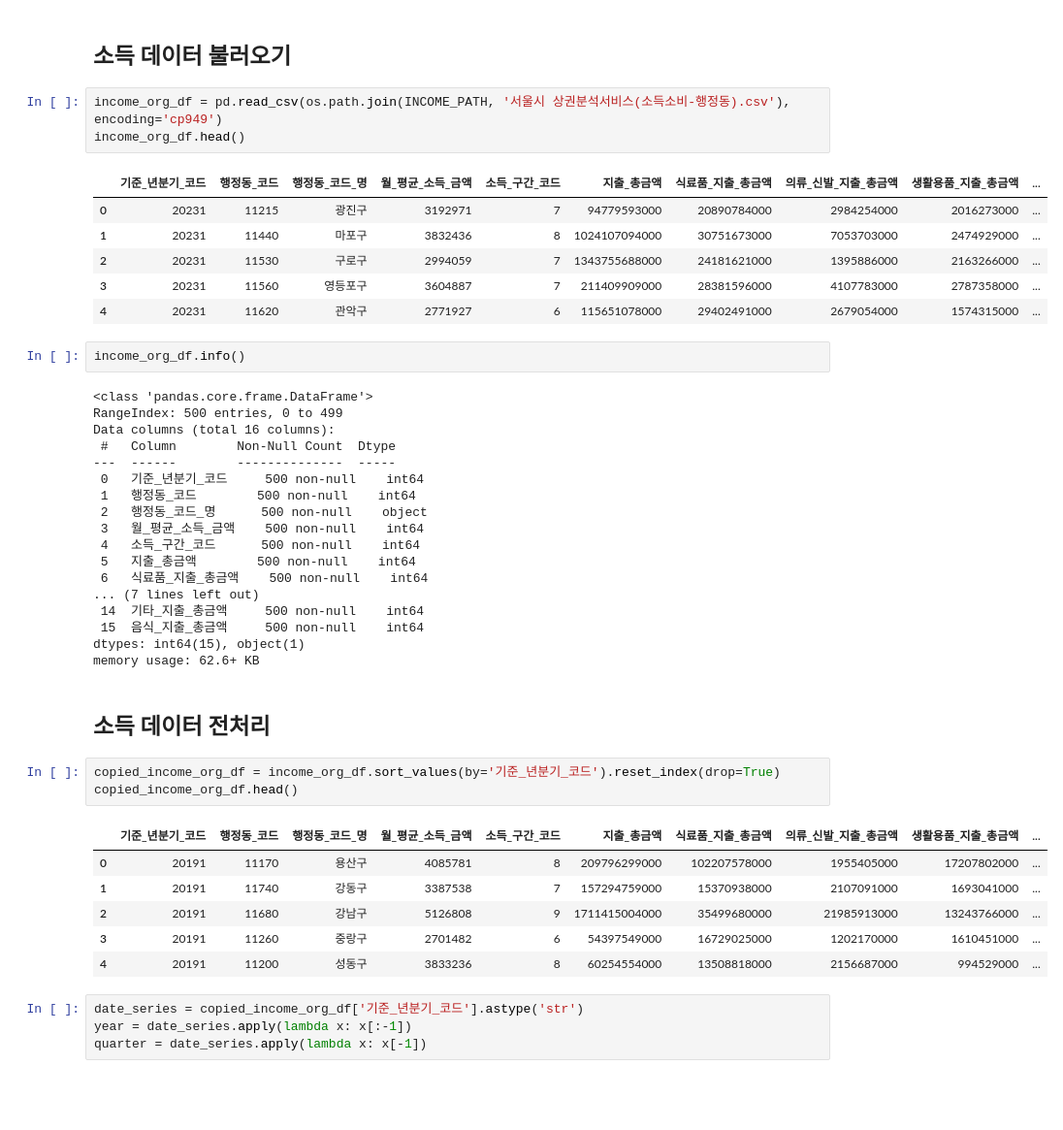
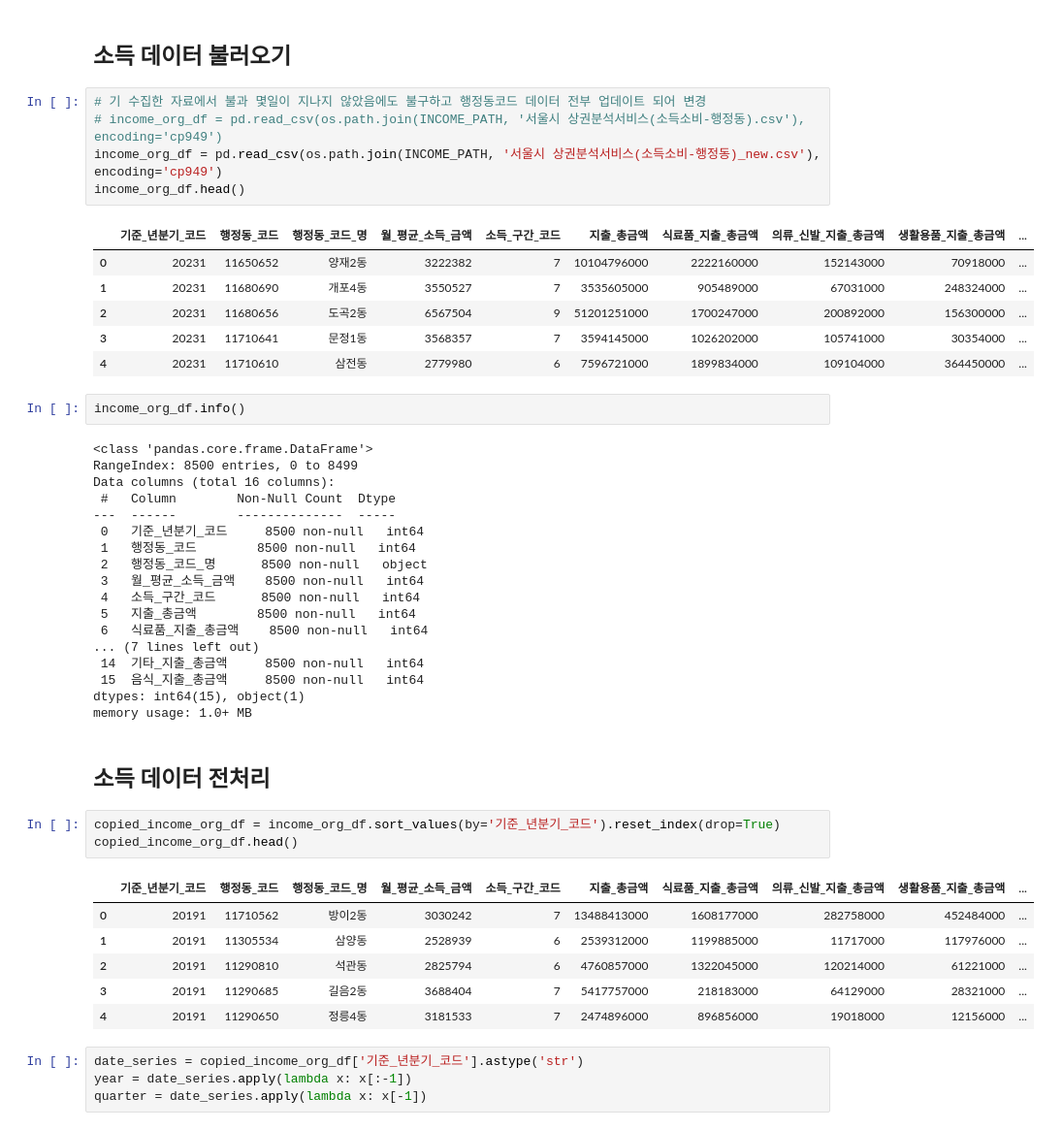
Before and after one commit to UPSTAGEAILAB-G2024/developzest, a Jupyter notebook: PythonEDA_Data_Preprocessing.ipynb, the cells around one changed output. Shown at 97% size. Cells and saved outputs as stored; diff of their text form; blank space fills up the shorter version.

Commit message:
[Docs][feat]: 원본 소득 데이터 변경으로 인해 전처리 재작업 추가
서울시의 행정동 단위 소득소비 데이터의 행정동코드가 전부 업데이트 되어 아래 파일 변경
1. 원본데이터 - 서울시 상권분석서비스(소득소비-행정동).csv
2. 전처리 데이터 - 소득소비.csv
3. 소득 데이터 재 전처리 작업 코드 반영

```diff
--- a/PythonEDA_Data_Preprocessing.ipynb
+++ b/PythonEDA_Data_Preprocessing.ipynb
@@ -139,35 +135,37 @@ resd_code_df.to_csv(os.path.join(PREPROCESSED_DATA_SET_PATH, '유입지코드.cs
 # %% [markdown]
 ## 소득 데이터 불러오기
 # %%
-income_org_df = pd.read_csv(os.path.join(INCOME_PATH, '서울시 상권분석서비스(소득소비-행정동).csv'), encoding='cp949')
+# 기 수집한 자료에서 불과 몇일이 지나지 않았음에도 불구하고 행정동코드 데이터 전부 업데이트 되어 변경
+# income_org_df = pd.read_csv(os.path.join(INCOME_PATH, '서울시 상권분석서비스(소득소비-행정동).csv'), encoding='cp949')
+income_org_df = pd.read_csv(os.path.join(INCOME_PATH, '서울시 상권분석서비스(소득소비-행정동)_new.csv'), encoding='cp949')
 income_org_df.head()
 # %% [output]
 |  | 기준_년분기_코드 | 행정동_코드 | 행정동_코드_명 | 월_평균_소득_금액 | 소득_구간_코드 | 지출_총금액 | 식료품_지출_총금액 | 의류_신발_지출_총금액 | 생활용품_지출_총금액 | ... |
-| 0 | 20231 | 11215 | 광진구 | 3192971 | 7 | 94779593000 | 20890784000 | 2984254000 | 2016273000 | ... |
-| 1 | 20231 | 11440 | 마포구 | 3832436 | 8 | 1024107094000 | 30751673000 | 7053703000 | 2474929000 | ... |
-| 2 | 20231 | 11530 | 구로구 | 2994059 | 7 | 1343755688000 | 24181621000 | 1395886000 | 2163266000 | ... |
-| 3 | 20231 | 11560 | 영등포구 | 3604887 | 7 | 211409909000 | 28381596000 | 4107783000 | 2787358000 | ... |
-| 4 | 20231 | 11620 | 관악구 | 2771927 | 6 | 115651078000 | 29402491000 | 2679054000 | 1574315000 | ... |
+| 0 | 20231 | 11650652 | 양재2동 | 3222382 | 7 | 10104796000 | 2222160000 | 152143000 | 70918000 | ... |
+| 1 | 20231 | 11680690 | 개포4동 | 3550527 | 7 | 3535605000 | 905489000 | 67031000 | 248324000 | ... |
+| 2 | 20231 | 11680656 | 도곡2동 | 6567504 | 9 | 51201251000 | 1700247000 | 200892000 | 156300000 | ... |
+| 3 | 20231 | 11710641 | 문정1동 | 3568357 | 7 | 3594145000 | 1026202000 | 105741000 | 30354000 | ... |
+| 4 | 20231 | 11710610 | 삼전동 | 2779980 | 6 | 7596721000 | 1899834000 | 109104000 | 364450000 | ... |
 # %%
 income_org_df.info()
 # %% [output]
 <class 'pandas.core.frame.DataFrame'>
-RangeIndex: 500 entries, 0 to 499
+RangeIndex: 8500 entries, 0 to 8499
 Data columns (total 16 columns):
  #   Column        Non-Null Count  Dtype
 ---  ------        --------------  -----
- 0   기준_년분기_코드     500 non-null    int64
- 1   행정동_코드        500 non-null    int64
- 2   행정동_코드_명      500 non-null    object
- 3   월_평균_소득_금액    500 non-null    int64
- 4   소득_구간_코드      500 non-null    int64
- 5   지출_총금액        500 non-null    int64
- 6   식료품_지출_총금액    500 non-null    int64
+ 0   기준_년분기_코드     8500 non-null   int64
+ 1   행정동_코드        8500 non-null   int64
+ 2   행정동_코드_명      8500 non-null   object
+ 3   월_평균_소득_금액    8500 non-null   int64
+ 4   소득_구간_코드      8500 non-null   int64
+ 5   지출_총금액        8500 non-null   int64
+ 6   식료품_지출_총금액    8500 non-null   int64
 ... (7 lines left out)
- 14  기타_지출_총금액     500 non-null    int64
- 15  음식_지출_총금액     500 non-null    int64
+ 14  기타_지출_총금액     8500 non-null   int64
+ 15  음식_지출_총금액     8500 non-null   int64
 dtypes: int64(15), object(1)
-memory usage: 62.6+ KB
+memory usage: 1.0+ MB
 # %% [markdown]
 ## 소득 데이터 전처리
 # %%
@@ -175,11 +173,11 @@ copied_income_org_df = income_org_df.sort_values(by='기준_년분기_코드').r
 copied_income_org_df.head()
 # %% [output]
 |  | 기준_년분기_코드 | 행정동_코드 | 행정동_코드_명 | 월_평균_소득_금액 | 소득_구간_코드 | 지출_총금액 | 식료품_지출_총금액 | 의류_신발_지출_총금액 | 생활용품_지출_총금액 | ... |
-| 0 | 20191 | 11170 | 용산구 | 4085781 | 8 | 209796299000 | 102207578000 | 1955405000 | 17207802000 | ... |
-| 1 | 20191 | 11740 | 강동구 | 3387538 | 7 | 157294759000 | 15370938000 | 2107091000 | 1693041000 | ... |
-| 2 | 20191 | 11680 | 강남구 | 5126808 | 9 | 1711415004000 | 35499680000 | 21985913000 | 13243766000 | ... |
-| 3 | 20191 | 11260 | 중랑구 | 2701482 | 6 | 54397549000 | 16729025000 | 1202170000 | 1610451000 | ... |
-| 4 | 20191 | 11200 | 성동구 | 3833236 | 8 | 60254554000 | 13508818000 | 2156687000 | 994529000 | ... |
+| 0 | 20191 | 11710562 | 방이2동 | 3030242 | 7 | 13488413000 | 1608177000 | 282758000 | 452484000 | ... |
+| 1 | 20191 | 11305534 | 삼양동 | 2528939 | 6 | 2539312000 | 1199885000 | 11717000 | 117976000 | ... |
+| 2 | 20191 | 11290810 | 석관동 | 2825794 | 6 | 4760857000 | 1322045000 | 120214000 | 61221000 | ... |
+| 3 | 20191 | 11290685 | 길음2동 | 3688404 | 7 | 5417757000 | 218183000 | 64129000 | 28321000 | ... |
+| 4 | 20191 | 11290650 | 정릉4동 | 3181533 | 7 | 2474896000 | 896856000 | 19018000 | 12156000 | ... |
 # %%
 date_series = copied_income_org_df['기준_년분기_코드'].astype('str')
 year = date_series.apply(lambda x: x[:-1])
```
Also changed, not shown: parts of 26 cells of this notebook, 2 other files.
